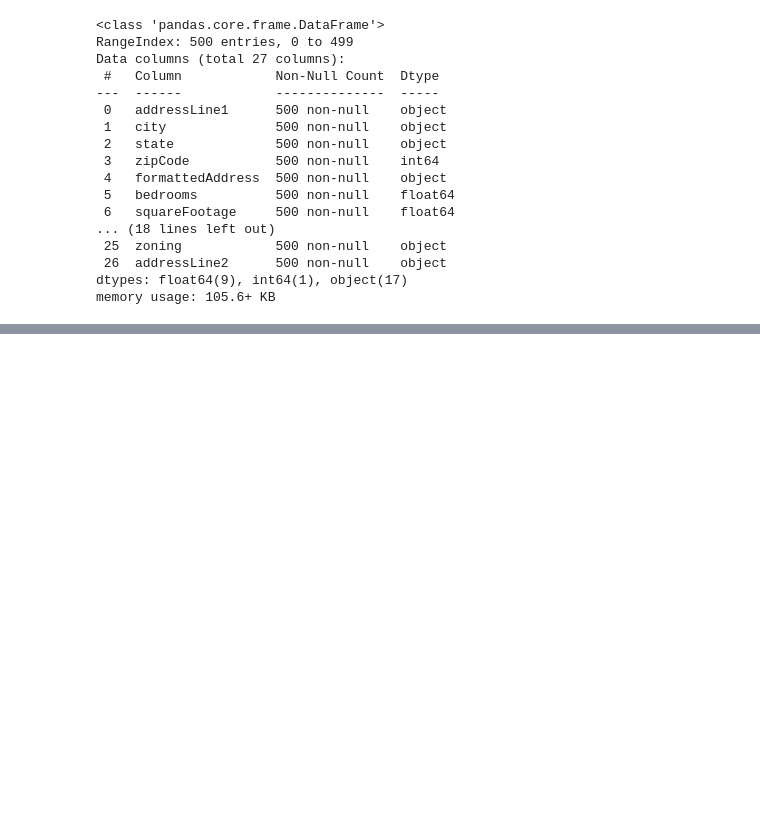
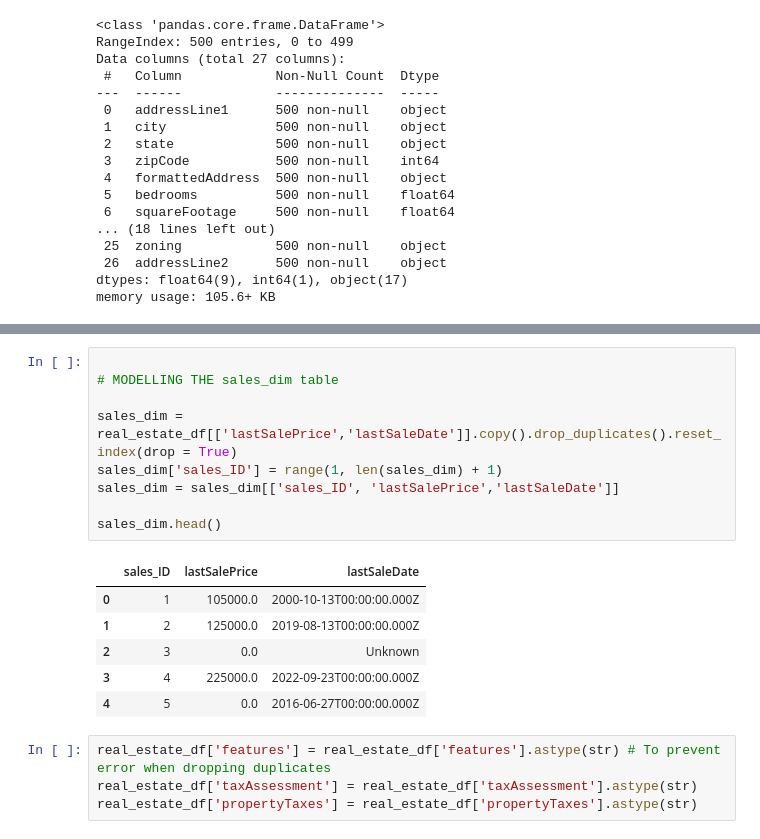
Before and after one commit to Ehi001/Zuma-Realtors-Project, a Jupyter notebook: etl_solution.ipynb, the cells around one changed output, grey strips where cells are left out. Drawn from its saved outputs; the diff is of its cells as text; blank space fills up the shorter version.

```diff
--- a/etl_solution.ipynb
+++ b/etl_solution.ipynb
@@ -120,0 +155,20 @@ memory usage: 105.6+ KB
+# %%
+
+# MODELLING THE sales_dim table
+
+sales_dim = real_estate_df[['lastSalePrice','lastSaleDate']].copy().drop_duplicates().reset_index(drop = True)
+sales_dim['sales_ID'] = range(1, len(sales_dim) + 1)
+sales_dim = sales_dim[['sales_ID', 'lastSalePrice','lastSaleDate']]
+
+sales_dim.head()
+# %% [output]
+|  | sales_ID | lastSalePrice | lastSaleDate |
+| 0 | 1 | 105000.0 | 2000-10-13T00:00:00.000Z |
+| 1 | 2 | 125000.0 | 2019-08-13T00:00:00.000Z |
+| 2 | 3 | 0.0 | Unknown |
+| 3 | 4 | 225000.0 | 2022-09-23T00:00:00.000Z |
+| 4 | 5 | 0.0 | 2016-06-27T00:00:00.000Z |
+# %%
+real_estate_df['features'] = real_estate_df['features'].astype(str) # To prevent error when dropping duplicates
+real_estate_df['taxAssessment'] = real_estate_df['taxAssessment'].astype(str)
+real_estate_df['propertyTaxes'] = real_estate_df['propertyTaxes'].astype(str)
```
Also changed, not shown: parts of 11 cells of this notebook.
